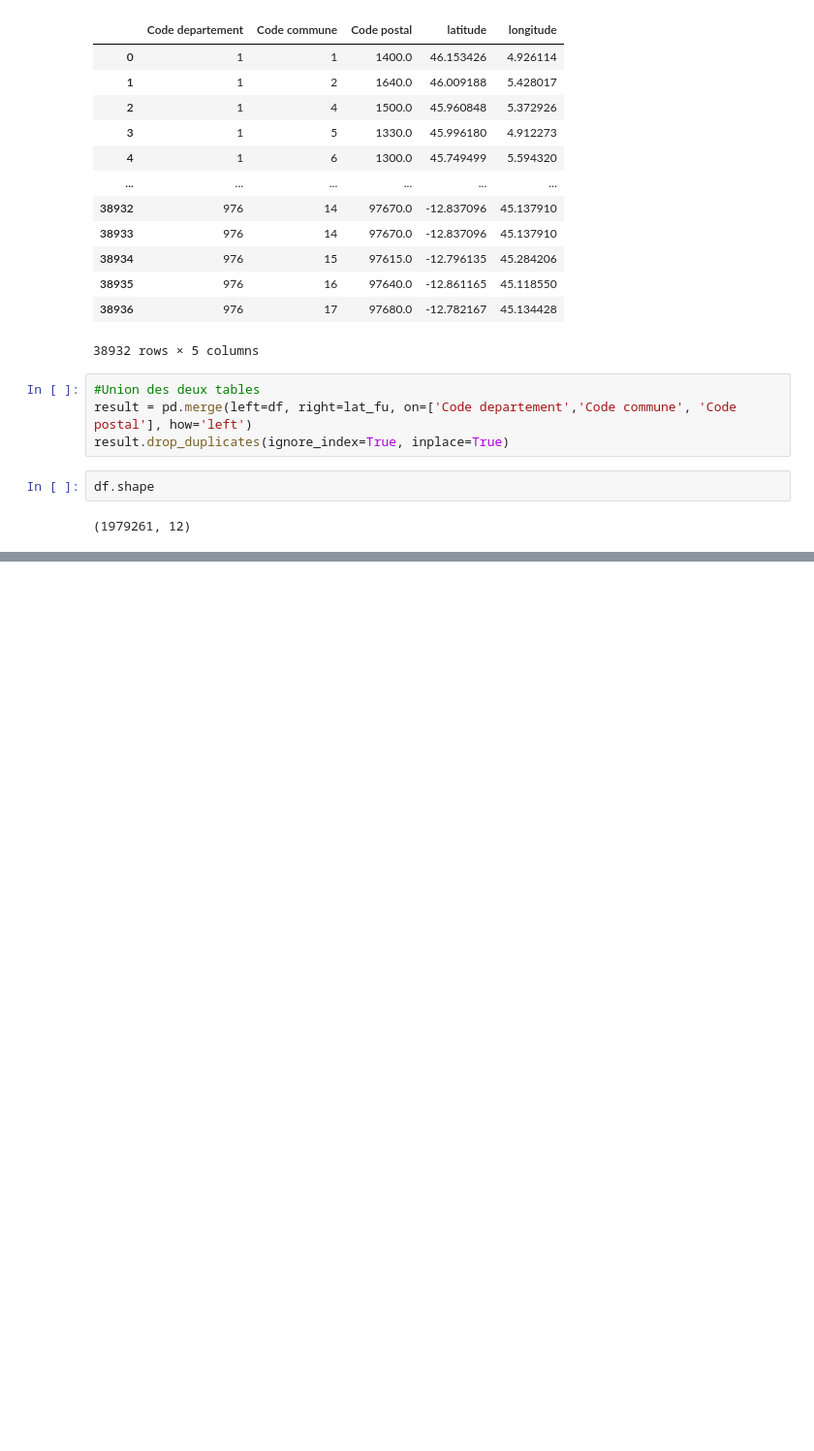
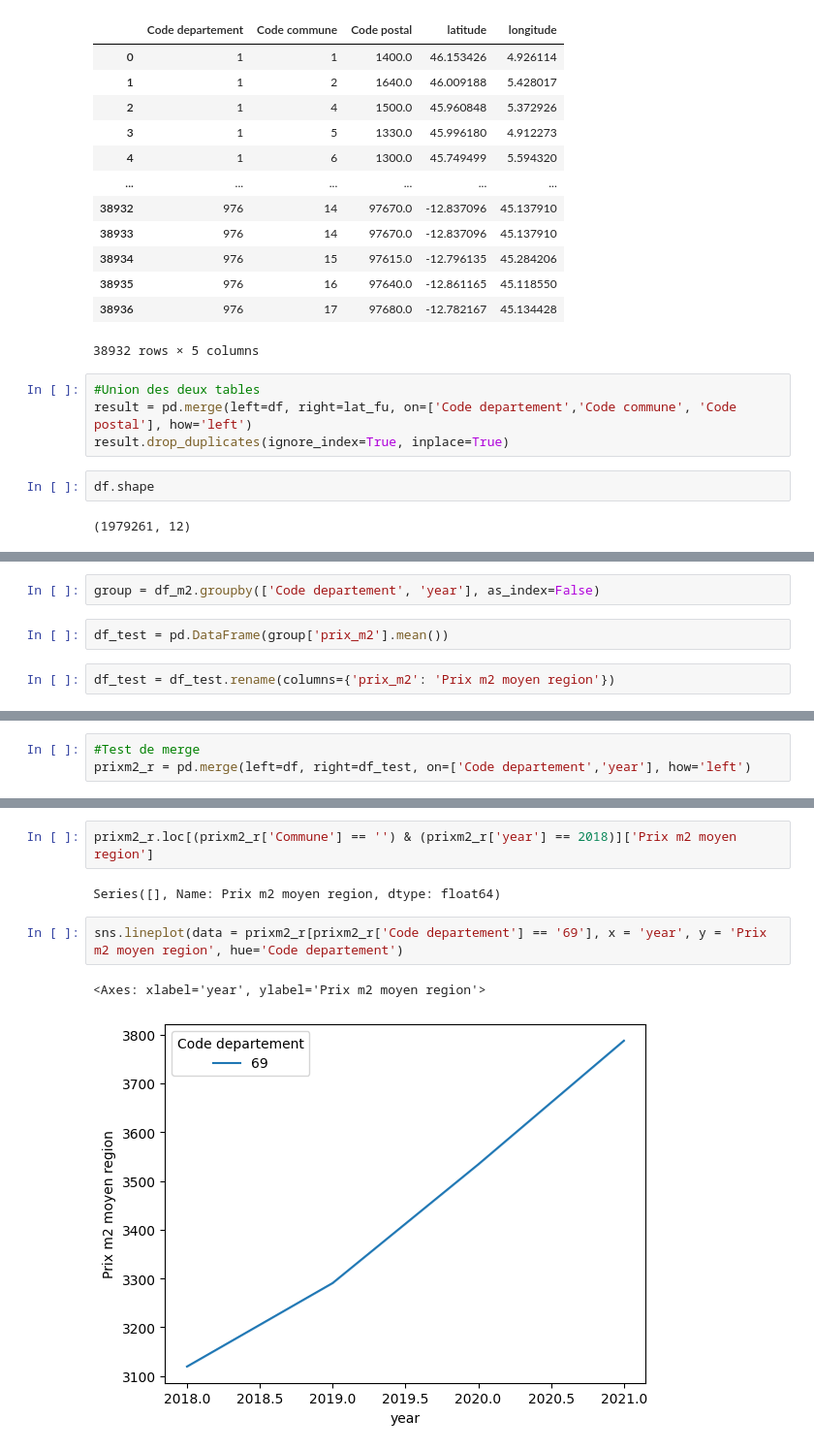
Before and after one commit to Ndeyefatou8/Machine_Learning, a Jupyter notebook: df_for_dataviz.ipynb, the cells around one changed output, grey strips where cells are left out. Shown: that part at 97% size. Cells and saved outputs as stored; diff of their text form; blank space fills up the shorter version.

```diff
--- a/df_for_dataviz.ipynb
+++ b/df_for_dataviz.ipynb
@@ -153,0 +188,6 @@ result[result['latitude'].isna()]
+# %%
+group = df_m2.groupby(['Code departement', 'year'], as_index=False)
+# %%
+df_test = pd.DataFrame(group['prix_m2'].mean())
+# %%
+df_test = df_test.rename(columns={'prix_m2': 'Prix m2 moyen region'})
@@ -153,0 +234,3 @@ result[result['latitude'].isna()]
+# %%
+#Test de merge
+prixm2_r = pd.merge(left=df, right=df_test, on=['Code departement','year'], how='left')
@@ -153,0 +252,9 @@ result[result['latitude'].isna()]
+# %%
+prixm2_r.loc[(prixm2_r['Commune'] == '') & (prixm2_r['year'] == 2018)]['Prix m2 moyen region']
+# %% [output]
+Series([], Name: Prix m2 moyen region, dtype: float64)
+# %%
+sns.lineplot(data = prixm2_r[prixm2_r['Code departement'] == '69'], x = 'year', y = 'Prix m2 moyen region', hue='Code departement')
+# %% [output]
+<Axes: xlabel='year', ylabel='Prix m2 moyen region'>
+[figure, added]
```
Also changed, not shown: parts of 24 cells of this notebook.
